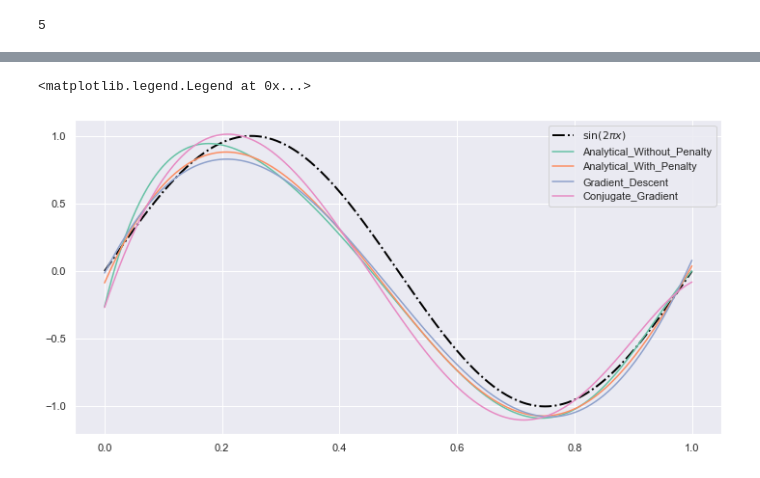
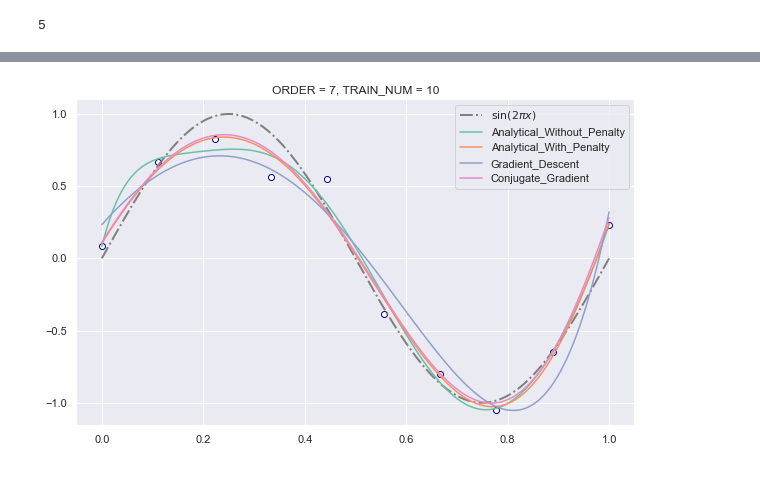
Before and after one commit to gzn00417/2020Fall-Machine-Learning, a Jupyter notebook: Labs/Lab1/main.ipynb, the cells around one changed output, grey strips where cells are left out. Drawn from its saved outputs; the diff is of its cells as text; code cells hidden in the pictures.

```diff
--- a/Labs/Lab1/main.ipynb
+++ b/Labs/Lab1/main.ipynb
@@ -151,4 +152,5 @@ for i in range(-50, 0):
     )  # 测试集上的根均方误差
 # %%
 best_lambda, least_loss = show_lambda_error(error_ln_lambda)
+LAMBDA = best_lambda
 # %% [output]
@@ -156,6 +158,8 @@ best_lambda, least_loss = show_lambda_error(error_ln_lambda)
 # %%
-y_pred, w_vec = get_y_pred_by_analytical(x_train=X_TRAIN, y_train=Y_TRAIN, x=X_TEST, with_penalty=True, lambda_penalty=best_lambda)
-W_SOLUTION["Analytical_With_Penalty"] = w_vec
-show_comparation(x=X_TEST, y1=Y_TEST, label1="True", y2=y_pred, label2="Pred")
+y_pred_with_penalty, w_wec_with_penalty = get_y_pred_by_analytical(
+    x_train=X_TRAIN, y_train=Y_TRAIN, x=X_TEST, with_penalty=True, lambda_penalty=LAMBDA,
+)
+W_SOLUTION["Analytical_With_Penalty"] = w_wec_with_penalty
+show_comparation(x=X_TEST, y1=Y_TEST, label1="True", y2=y_pred_with_penalty, label2="Pred")
 show_train_data(x_train=X_TRAIN, y_train=Y_TRAIN)
 # %% [output]
@@ -195,12 +193,9 @@ def get_y_pred_by_gradient_descent(x_train, y_train, x, lambda_penalty):
     )
     return k, np.dot(get_x_matrix(x, order=ORDER), w_vec), w_vec
 # %%
-k, y_pred, w_vec = get_y_pred_by_gradient_descent(
-    x_train=X_TRAIN,
-    y_train=Y_TRAIN,
-    x=X_TEST,
-    lambda_penalty=best_lambda,
+k_gradient_descent, y_pred_gradient_descent, w_wec_gradient_descent = get_y_pred_by_gradient_descent(
+    x_train=X_TRAIN, y_train=Y_TRAIN, x=X_TEST, lambda_penalty=LAMBDA
 )
-W_SOLUTION["Gradient_Descent"] = w_vec
-k
+W_SOLUTION["Gradient_Descent"] = w_wec_gradient_descent
+k_gradient_descent
 # %% [output]
@@ -224,14 +219,11 @@ def get_y_pred_by_conjugate_gradient(x_train, y_train, x, lambda_penalty):
     k, w_vec = conjugate_gradient_fit(A=A, x_0=x_0, b=b, delta=DELTA)
     return k, np.dot(get_x_matrix(x, order=ORDER), w_vec), w_vec
 # %%
-k, y_pred, w_vec = get_y_pred_by_conjugate_gradient(
-    x_train=X_TRAIN,
-    y_train=Y_TRAIN,
-    x=X_TEST,
-    lambda_penalty=best_lambda,
+k_conjugate_gradient, y_pred_conjugate_gradient, w_wec_conjugate_gradient = get_y_pred_by_conjugate_gradient(
+    x_train=X_TRAIN, y_train=Y_TRAIN, x=X_TEST, lambda_penalty=LAMBDA,
 )
-W_SOLUTION["Conjugate_Gradient"] = w_vec
-k
+W_SOLUTION["Conjugate_Gradient"] = w_wec_conjugate_gradient
+k_conjugate_gradient
 # %% [output]
 5
 # %%
@@ -253,12 +261,13 @@ W_SOLUTION
 # %%
-plt.figure(figsize=(12, 6))
+plt.figure(figsize=(10, 6))
+show_train_data(x_train=X_TRAIN, y_train=Y_TRAIN)
 show_test_data(x_test=X_TEST, y_test=Y_TEST)
 for column in W_SOLUTION.columns:
     sns.lineplot(
         x=X_TEST,
         y=[W_SOLUTION[column] @ get_x_series(x=x, order=ORDER) for x in X_TEST],
     )
 plt.legend(["$\sin (2 \pi x)$"] + list(W_SOLUTION.columns))
+show_order_and_train_num()
 # %% [output]
-<matplotlib.legend.Legend at 0x...>
-[figure, old version]
+[figure, new version]
```
Also changed, not shown: parts of 17 cells of this notebook.
